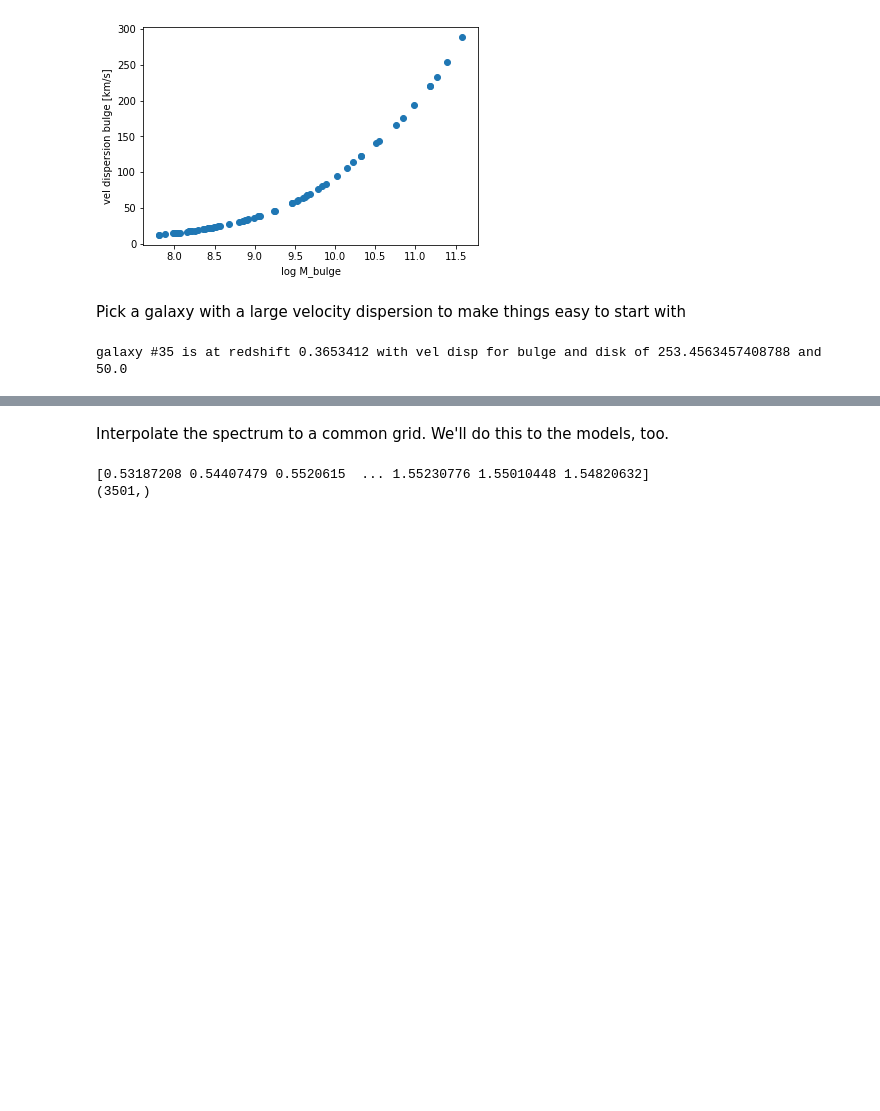
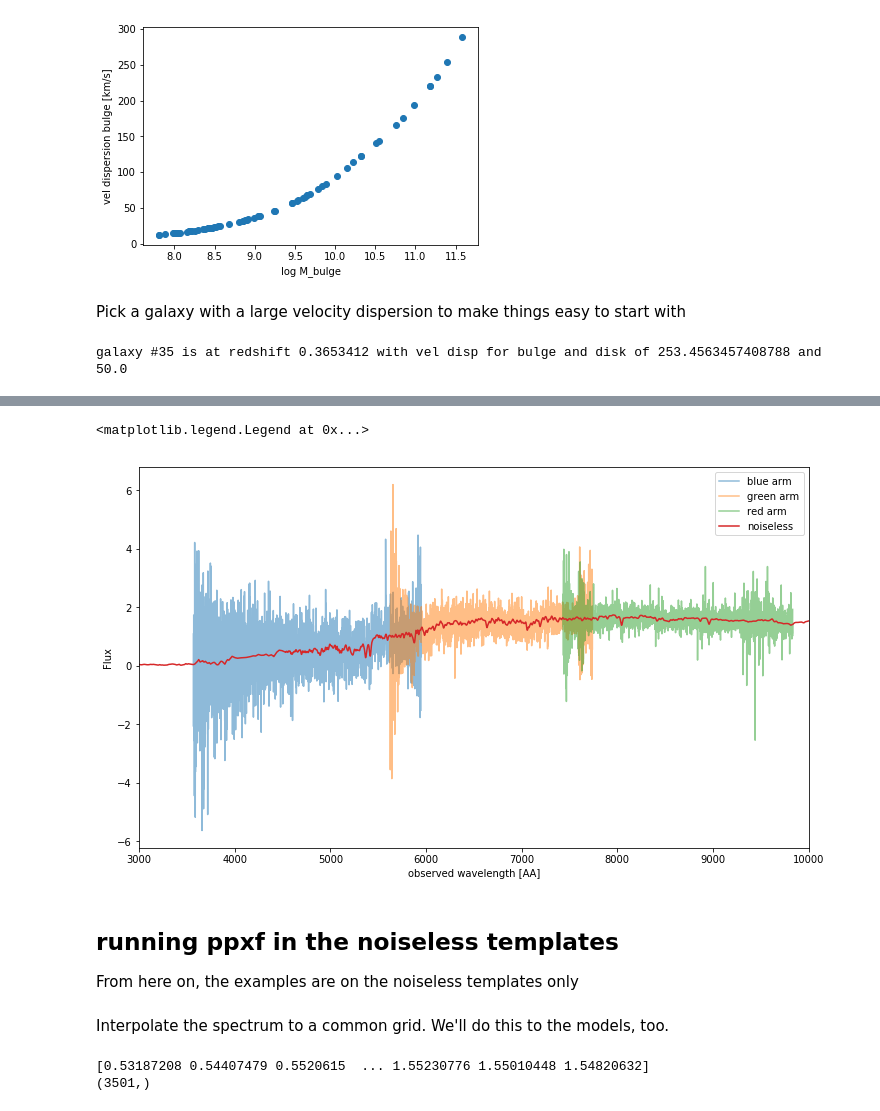
Before and after one commit to ritatojeiro/desi_gqp, a Jupyter notebook: nb/start_example.ipynb, the cells around one changed output, grey strips where cells are left out. Cells and saved outputs as stored; diff of their text form; code cells hidden in the pictures; blank space fills up the shorter version.

```diff
--- a/nb/start_example.ipynb
+++ b/nb/start_example.ipynb
@@ -85,5 +129,21 @@ def to_common_grid(wave,flux):
     flux_grid = np.interp(wave_grid, wave, flux)
     print(flux_grid)
     return wave_grid, flux_grid
+# %%
+def read_BSG_mocks(noise='none', sample='mini_mocha'):
+
+    meta, mock = Data.read_data(noise=noise, sample='mini_mocha')
+
+    iobs = int(noise.strip('bgs'))
+
+    wave_b = mock['spec_wave_b_bgs'][:]
+    wave_g = mock['spec_wave_r_bgs'][:]
+    wave_r = mock['spec_wave_z_bgs'][:]
+
+    flux_b = mock['spec_flux_b_bgs'][...][iobs,:,:][:]
+    flux_g = mock['spec_flux_r_bgs'][...][iobs,:,:][:]
+    flux_r = mock['spec_flux_z_bgs'][...][iobs,:,:][:]
+
+    return wave_b, wave_g, wave_r, flux_b, flux_g, flux_r, meta
 # %% [markdown]
 Reading the (mock) data, using the tools provided by gqp_mc
@@ -129,3 +196,27 @@ flux_gal_bgs = spec_bgs['flux'][g][wsort_bgs]
+# %%
+wave_b, wave_r, wave_z, flux_b, flux_r, flux_z, _ = read_BSG_mocks(noise='bgs6', sample='mini_mocha') #noise, conditions set number 6
+# %%
+#plotting the flux from the 3 arms in the same plot, and the noiseless flux over
+
+plt.figure(figsize=(12,7))
+
+plt.plot(wave_b, flux_b[g], label='blue arm', alpha=0.5)
+plt.plot(wave_r, flux_r[g], label = 'green arm', alpha=0.5)
+plt.plot(wave_z, flux_z[g], label='red arm', alpha=0.5)
+
+plt.plot(spec_s['wave'][0], spec_s['flux'][g], label='noiseless')
+
+plt.xlim(3000, 10000)
+plt.xlabel('observed wavelength [AA]')
+plt.ylabel('Flux')
+plt.legend()
+# %% [output]
+<matplotlib.legend.Legend at 0x...>
+[figure, added]
+# %% [markdown]
+## running ppxf in the noiseless templates
+
+From here on, the examples are on the noiseless templates only
 # %% [markdown]
 Interpolate the spectrum to a common grid. We'll do this to the models, too.
 # %%
```
Also changed, not shown: parts of 21 cells of this notebook.
